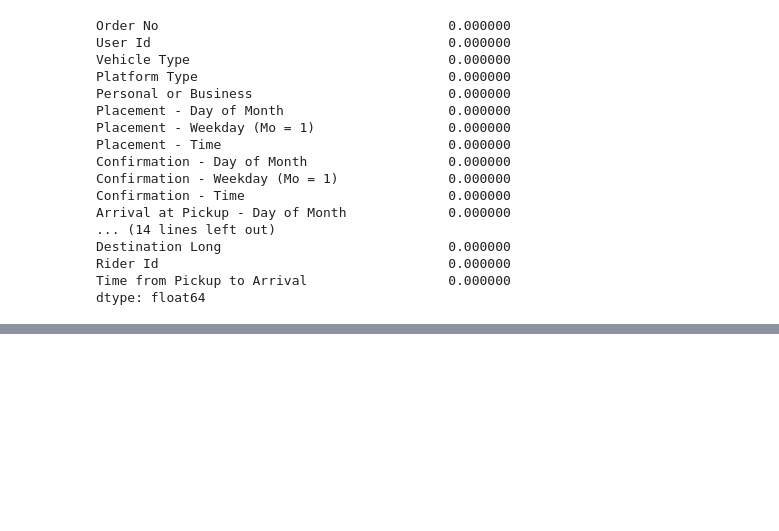
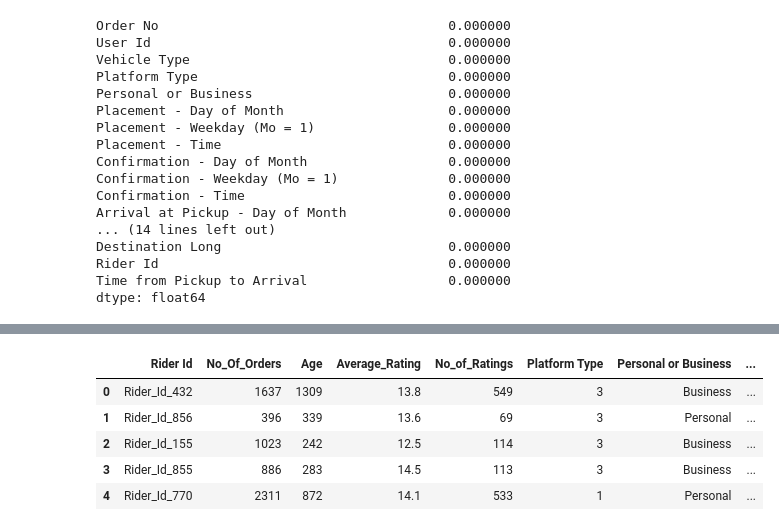
Before and after one commit to hughvd/sendy-logistics, a Jupyter notebook: preprocessing.ipynb, the cells around one changed output, grey strips where cells are left out. Saved outputs shown, nothing was run; the diff lists cells and outputs as text; code cells hidden in the pictures; blank space fills up the shorter version.

Commit message:
cleaning commit
removed columns, turned 'business or personal' to a bool, imputed temperature.

```diff
--- a/preprocessing.ipynb
+++ b/preprocessing.ipynb
@@ -82,3 +80,11 @@ useless = ["Order No", "User Id", "Vehicle Type", ]
+# %%
+useless = ["Order No", "User Id", "Vehicle Type", "Placement - Day of Month", "Placement - Weekday (Mo = 1)",
+           "Placement - Time", 'Confirmation - Day of Month','Confirmation - Weekday (Mo = 1)', 'Confirmation - Time',
+           'Arrival at Pickup - Day of Month', 'Arrival at Pickup - Weekday (Mo = 1)', 'Arrival at Pickup - Time',
+           'Pickup - Day of Month', 'Arrival at Destination - Day of Month', 'Arrival at Destination - Weekday (Mo = 1)',
+           'Arrival at Destination - Time', 'Precipitation in millimeters', 'Pickup Lat', 'Pickup Long', 'Destination Lat',
+             'Destination Long'
+           ]
 # %%
 sns.relplot(data=train, x="Placement - Weekday (Mo = 1)",y="Time from Pickup to Arrival")
 # %% [output]
@@ -138,4 +147,4 @@ Time from Pickup to Arrival                  0.000000
 dtype: float64
 # %%
 #Precipitation is mostly empty, so we drop it
-train.drop(columns="Precipitation in millimeters")
+mergedtrain = mergedtrain.drop(columns=useless)
@@ -157,0 +176,13 @@ train.drop(columns="Precipitation in millimeters")
+# %%
+mergedtrain = mergedtrain.reindex(columns=["Rider Id", "No_Of_Orders", 'Age',"Average_Rating","No_of_Ratings", "Platform Type",
+                                           "Personal or Business","Pickup - Weekday (Mo = 1)",
+                                           "Pickup - Time","Distance (KM)","Temperature","Time from Pickup to Arrival"])
+# %%
+mergedtrain.head()
+# %% [output]
+|  | Rider Id | No_Of_Orders | Age | Average_Rating | No_of_Ratings | Platform Type | Personal or Business | ... |
+| 0 | Rider_Id_432 | 1637 | 1309 | 13.8 | 549 | 3 | Business | ... |
+| 1 | Rider_Id_856 | 396 | 339 | 13.6 | 69 | 3 | Personal | ... |
+| 2 | Rider_Id_155 | 1023 | 242 | 12.5 | 114 | 3 | Business | ... |
+| 3 | Rider_Id_855 | 886 | 283 | 14.5 | 113 | 3 | Business | ... |
+| 4 | Rider_Id_770 | 2311 | 872 | 14.1 | 533 | 1 | Personal | ... |
```
Also changed, not shown: parts of 8 cells of this notebook, 1 other file.
